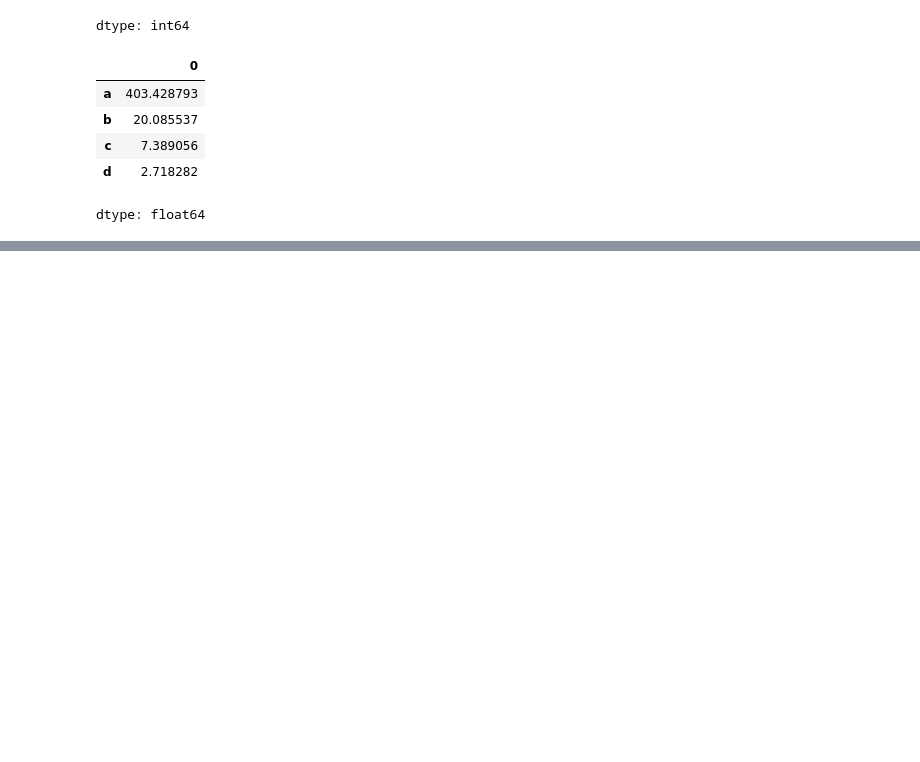
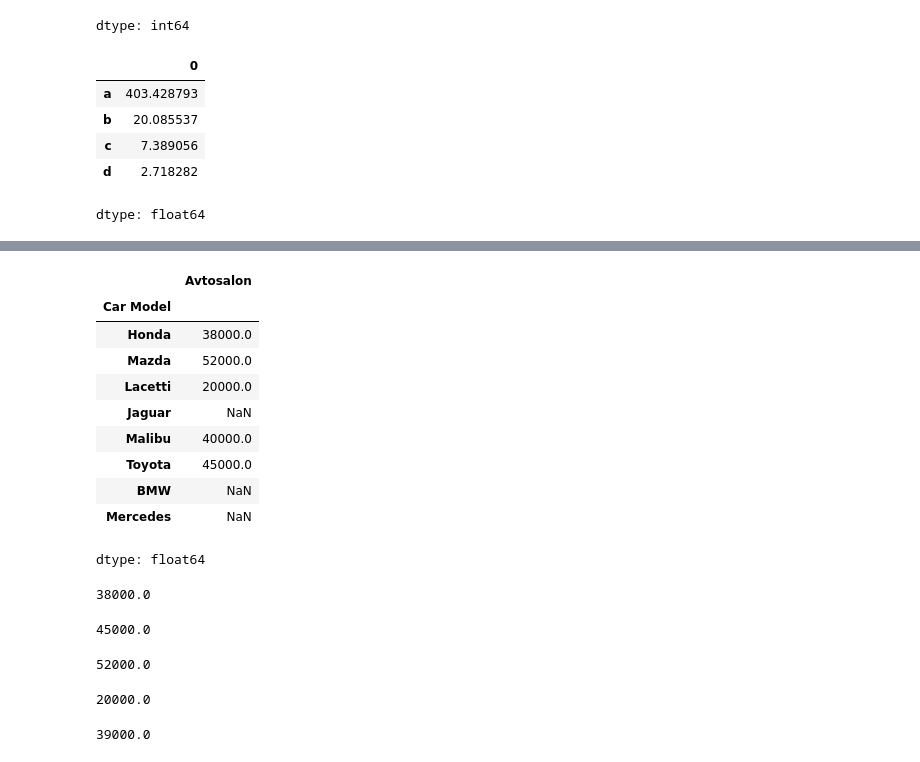
Before and after one commit to yusufbek-murodov/pandas-lessons, a Jupyter notebook: Pandas.ipynb, the cells around one changed output, grey strips where cells are left out. Saved outputs shown, nothing was run; the diff lists cells and outputs as text; code cells hidden in the pictures; blank space fills up the shorter version.

```diff
--- a/Pandas.ipynb
+++ b/Pandas.ipynb
@@ -95,0 +258,34 @@ dtype: float64
+# %%
+cars2
+# %% [output]
+|  | Avtosalon |
+| Car Model |  |
+| Honda | 38000.0 |
+| Mazda | 52000.0 |
+| Lacetti | 20000.0 |
+| Jaguar | NaN |
+| Malibu | 40000.0 |
+| Toyota | 45000.0 |
+| BMW | NaN |
+| Mercedes | NaN |
+dtype: float64
+# %%
+cars2['Honda']
+# %% [output]
+38000.0
+# %%
+cars2.loc['Toyota'] # ma'lumotlarga indeks bo'yicha murojaat qilish
+# %% [output]
+45000.0
+# %%
+cars2.max() # max qiymat
+# %% [output]
+52000.0
+# %%
+cars2.min() # min qiymat
+# %% [output]
+20000.0
+# %%
+cars2.mean() # o'rtacha qiymat
+# %% [output]
+39000.0
```
Also changed, not shown: parts of 31 cells of this notebook.
